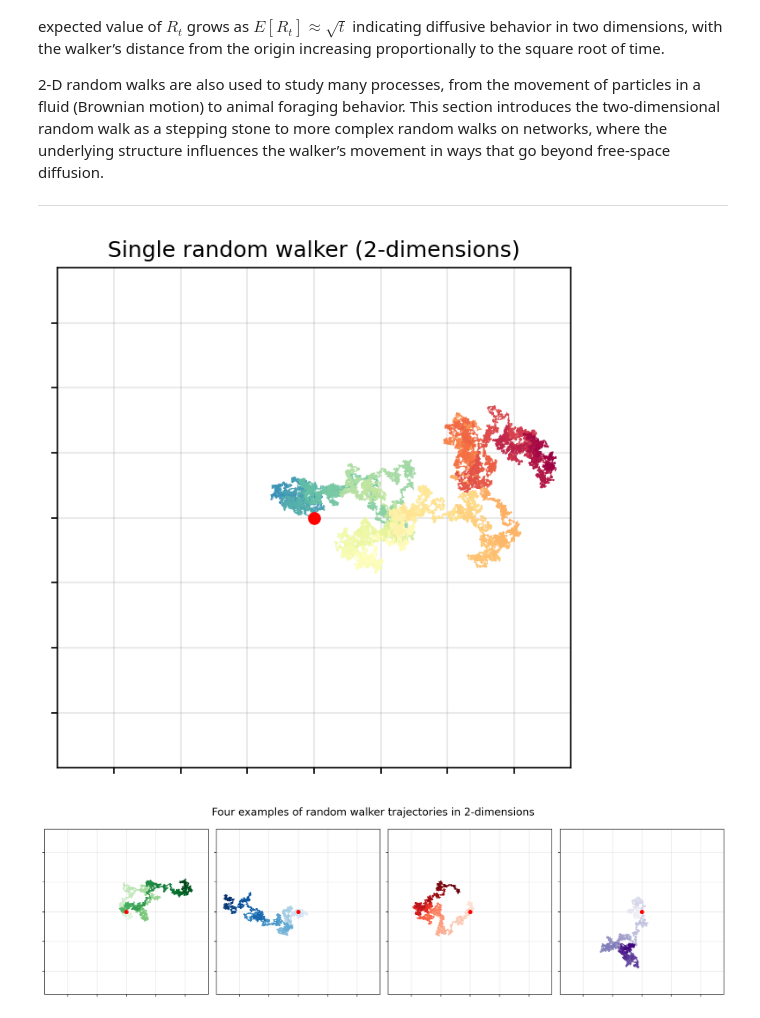
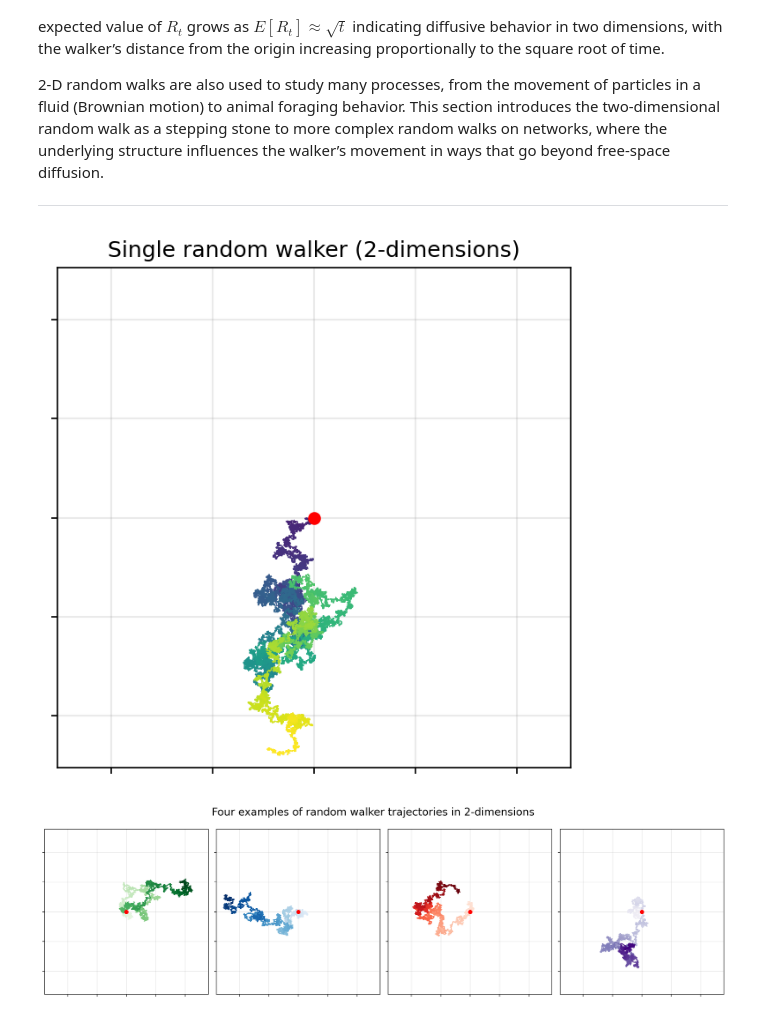
Before and after one commit to network-science-data-and-models/book-core, a Jupyter notebook: class_16_dynamics1.ipynb, the cells around one changed output. Cells and saved outputs as stored; diff of their text form; code cells hidden in the pictures.

```diff
--- a/class_16_dynamics1.ipynb
+++ b/class_16_dynamics1.ipynb
@@ -376,7 +378,7 @@ fig, ax = plt.subplots(1,1,figsize=(5,5),dpi=150,sharex=True,sharey=True)
 plt.subplots_adjust(wspace=0.05)
 
 # Set random seed for reproducibility
-np.random.seed(3)
+# np.random.seed(10)
 
 # Parameters
 num_steps = 100000  # Number of steps in the random walk
@@ -389,35 +391,35 @@ y = np.zeros(num_steps)
 for i in range(1, num_steps):
     direction = np.random.choice(['up', 'down', 'left', 'right'])  # Choose a direction randomly
     if direction == 'up':
         y[i] = y[i - 1] + 1
         x[i] = x[i - 1]
     elif direction == 'down':
         y[i] = y[i - 1] - 1
         x[i] = x[i - 1]
     elif direction == 'left':
         x[i] = x[i - 1] - 1
         y[i] = y[i - 1]
     else:  # 'right'
         x[i] = x[i - 1] + 1
         y[i] = y[i - 1]
 
 # Plot the random walk path
-ax.scatter(x, y, c=np.linspace(0.1,1,len(x)), marker='.', s=1, lw=0, cmap='Spectral_r', vmin=0, vmax=1)
+ax.scatter(x, y, c=np.linspace(0.1,1,len(x)), marker='.', s=1, lw=0, cmap='viridis', vmin=0, vmax=1)
 ax.scatter(0, 0, color='red')
 ax.tick_params(axis='both',labelbottom=False,labelleft=False)
 ax.grid(alpha=0.2, color='.6', lw=1)
 xlims = ax.get_xlim()
 ylims = ax.get_ylim()
 max_lim = max(max(np.abs(xlims)),max(np.abs(ylims)))
 ax.set_ylim(-max_lim,max_lim)
 ax.set_xlim(-max_lim,max_lim)
 ax.set_title('Single random walker (2-dimensions)')
 
 
 
 plt.show()
 # %% [output]
-[figure, old version]
+[figure, new version]
 # %%
 def random_walk_2d(n_walkers=1, t=10000, start_position=(0, 0), p_move=0.25):
     """
```
Also changed, not shown: parts of 10 cells of this notebook, 3 other files.
